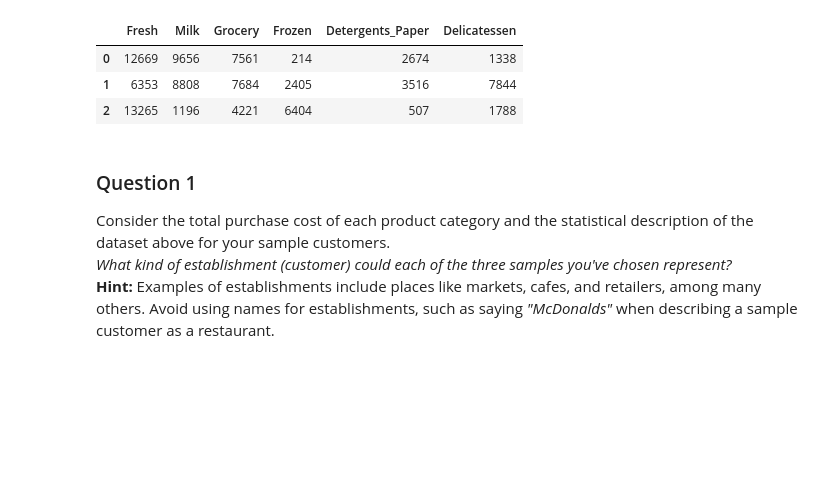
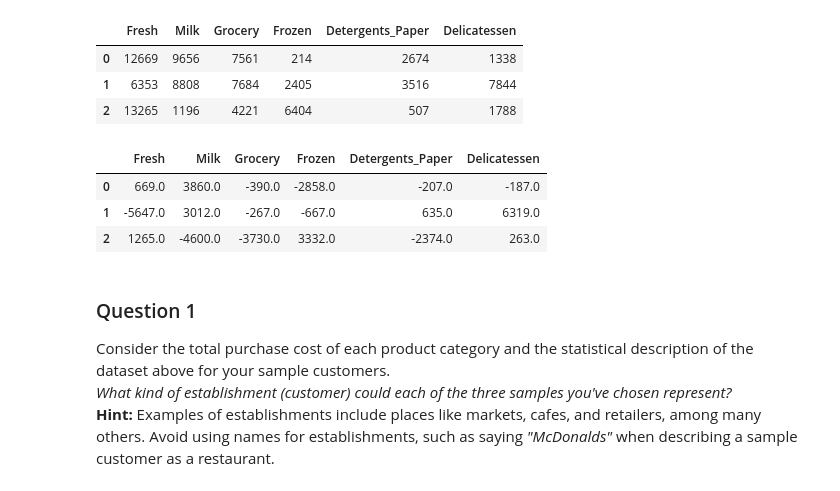
Before and after one commit to jrieke/machine-learning, a Jupyter notebook: projects/creating_customer_segments/customer_segments.ipynb, the cells around one changed output. Cells and saved outputs as stored; diff of their text form; code cells hidden in the pictures; blank space fills up the shorter version.

```diff
--- a/projects/creating_customer_segments/customer_segments.ipynb
+++ b/projects/creating_customer_segments/customer_segments.ipynb
@@ -81,6 +81,13 @@ Chosen samples of wholesale customers dataset:
 | 0 | 12669 | 9656 | 7561 | 214 | 2674 | 1338 |
 | 1 | 6353 | 8808 | 7684 | 2405 | 3516 | 7844 |
 | 2 | 13265 | 1196 | 4221 | 6404 | 507 | 1788 |
+# %%
+display(samples - data.mean().round())
+# %% [output]
+|  | Fresh | Milk | Grocery | Frozen | Detergents_Paper | Delicatessen |
+| 0 | 669.0 | 3860.0 | -390.0 | -2858.0 | -207.0 | -187.0 |
+| 1 | -5647.0 | 3012.0 | -267.0 | -667.0 | 635.0 | 6319.0 |
+| 2 | 1265.0 | -4600.0 | -3730.0 | 3332.0 | -2374.0 | 263.0 |
 # %% [markdown]
 ### Question 1
 Consider the total purchase cost of each product category and the statistical description of the dataset above for your sample customers.
```
Also changed, not shown: parts of 10 cells of this notebook, 1 other file.
